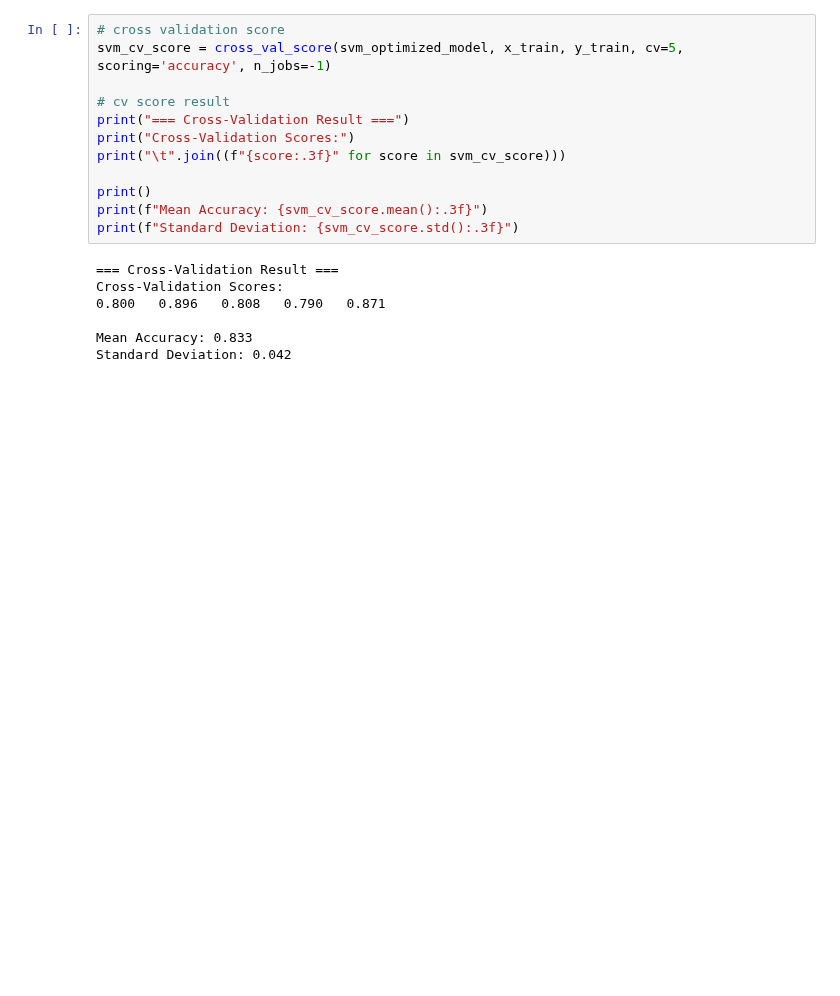
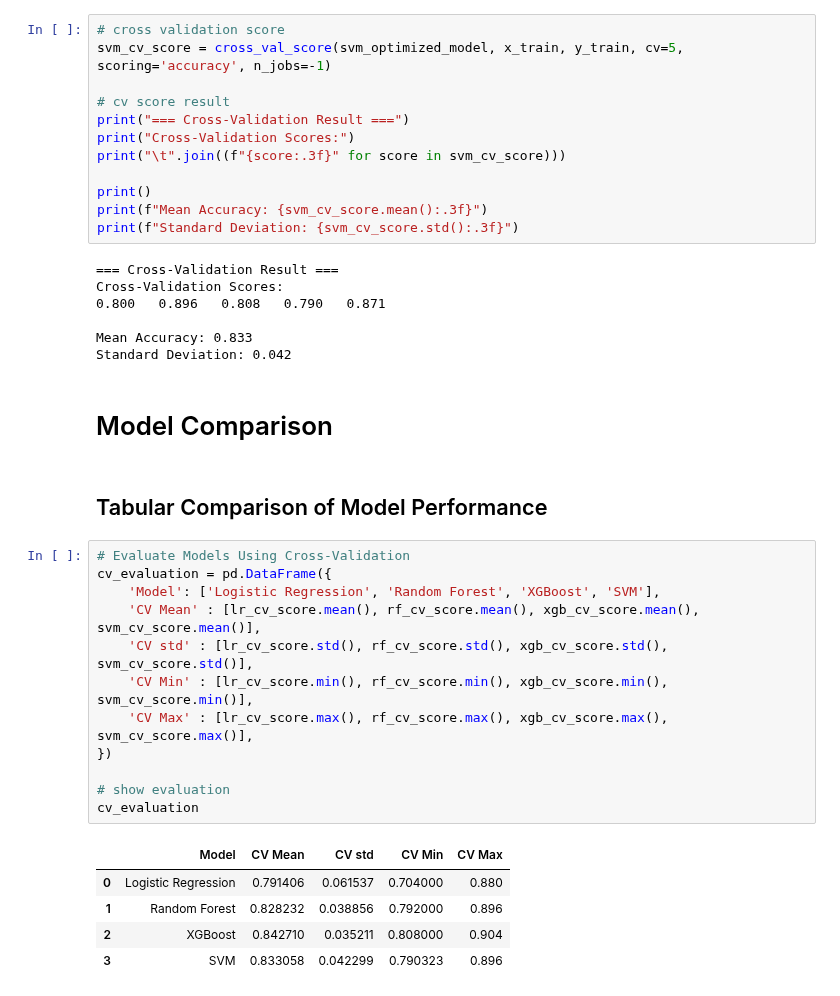
Before and after one commit to tshihab07/Titanic-Life-Prediction, a Jupyter notebook: advancedModeling.ipynb, the cells around one changed output. Drawn from its saved outputs; the diff is of its cells as text; blank space fills up the shorter version.

```diff
--- a/advancedModeling.ipynb
+++ b/advancedModeling.ipynb
@@ -697,3 +699,25 @@ Cross-Validation Scores:
 
 Mean Accuracy: 0.833
 Standard Deviation: 0.042
+# %% [markdown]
+# Model Comparison
+# %% [markdown]
+## Tabular Comparison of Model Performance
+# %%
+# Evaluate Models Using Cross-Validation
+cv_evaluation = pd.DataFrame({
+    'Model': ['Logistic Regression', 'Random Forest', 'XGBoost', 'SVM'],
+    'CV Mean' : [lr_cv_score.mean(), rf_cv_score.mean(), xgb_cv_score.mean(), svm_cv_score.mean()],
+    'CV std' : [lr_cv_score.std(), rf_cv_score.std(), xgb_cv_score.std(), svm_cv_score.std()],
+    'CV Min' : [lr_cv_score.min(), rf_cv_score.min(), xgb_cv_score.min(), svm_cv_score.min()],
+    'CV Max' : [lr_cv_score.max(), rf_cv_score.max(), xgb_cv_score.max(), svm_cv_score.max()],
+})
+
+# show evaluation
+cv_evaluation
+# %% [output]
+|  | Model | CV Mean | CV std | CV Min | CV Max |
+| 0 | Logistic Regression | 0.791406 | 0.061537 | 0.704000 | 0.880 |
+| 1 | Random Forest | 0.828232 | 0.038856 | 0.792000 | 0.896 |
+| 2 | XGBoost | 0.842710 | 0.035211 | 0.808000 | 0.904 |
+| 3 | SVM | 0.833058 | 0.042299 | 0.790323 | 0.896 |
```
Also changed, not shown: parts of 30 cells of this notebook.
